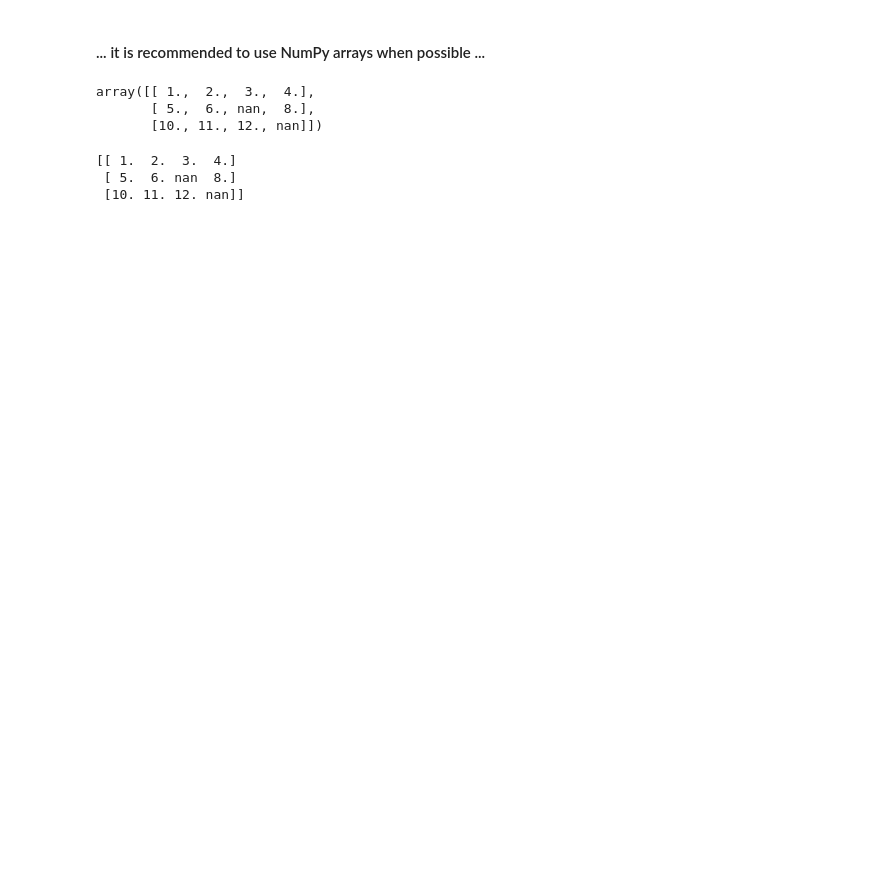
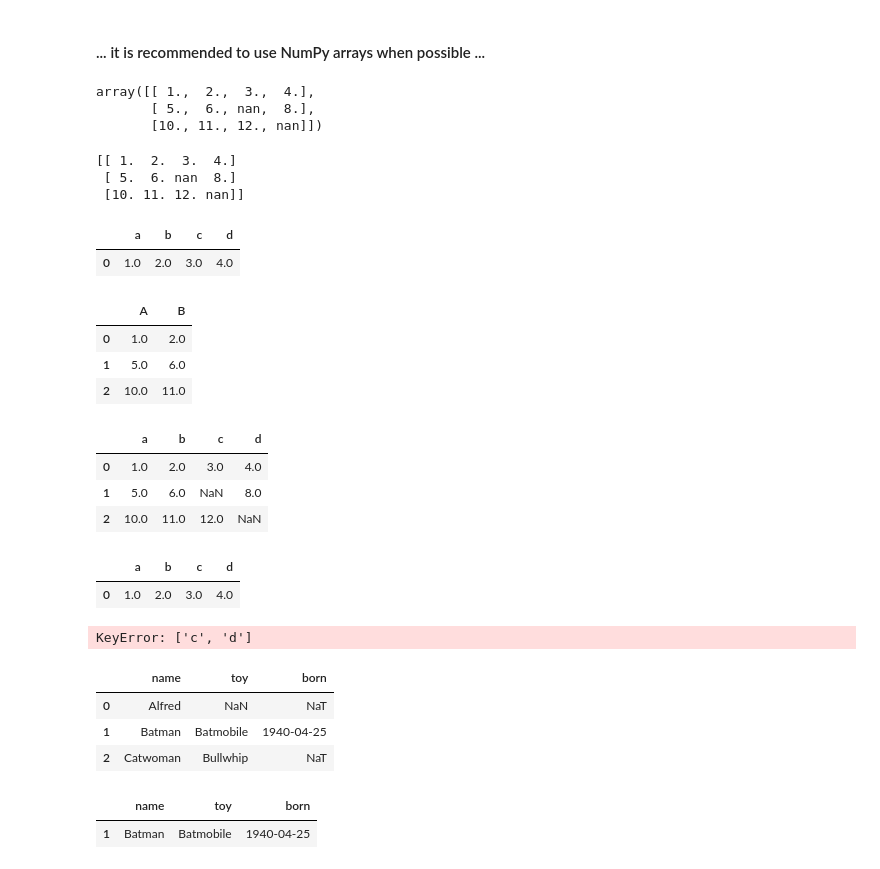
Before and after one commit to shokirovnozir/ML, a Jupyter notebook: pythonML.ipynb, the cells around one changed output. Saved outputs shown, nothing was run; the diff lists cells and outputs as text; code cells hidden in the pictures; blank space fills up the shorter version.

```diff
--- a/pythonML.ipynb
+++ b/pythonML.ipynb
@@ -1051,3 +1051,27 @@ print(dfa) # get the numpy array from a dataframe
 [[ 1.  2.  3.  4.]
  [ 5.  6. nan  8.]
  [10. 11. 12. nan]]
+# %%
+df.dropna(axis=0)
+# %% [output]
+|  | a | b | c | d |
+| 0 | 1.0 | 2.0 | 3.0 | 4.0 |
+# %%
+df.dropna(axis=1)
+# %% [output]
+|  | A | B |
+| 0 | 1.0 | 2.0 |
+| 1 | 5.0 | 6.0 |
+| 2 | 10.0 | 11.0 |
+# %%
+df.dropna(how='all') # "Drop rows where we have all are NAN",
+# %% [output]
+|  | a | b | c | d |
+| 0 | 1.0 | 2.0 | 3.0 | 4.0 |
+| 1 | 5.0 | 6.0 | NaN | 8.0 |
+| 2 | 10.0 | 11.0 | 12.0 | NaN |
+# %%
+df.dropna(thresh=4) # drop rows which have less than 4 values
+# %% [output]
+|  | a | b | c | d |
+| 0 | 1.0 | 2.0 | 3.0 | 4.0 |
@@ -1053,0 +1080,20 @@ print(dfa) # get the numpy array from a dataframe
+# %%
+df.dropna(subset=['c', 'd']) # drop rows corresponding to the NAN in specific column
+# %% [output]
+KeyError: ['c', 'd']
+# %%
+df = pd.DataFrame({"name": ['Alfred', 'Batman', 'Catwoman'],
+                   "toy": [np.nan, 'Batmobile', 'Bullwhip'],
+                   "born": [pd.NaT, pd.Timestamp("1940-04-25"),
+                            pd.NaT]})
+df
+# %% [output]
+|  | name | toy | born |
+| 0 | Alfred | NaN | NaT |
+| 1 | Batman | Batmobile | 1940-04-25 |
+| 2 | Catwoman | Bullwhip | NaT |
+# %%
+df.dropna(subset=['name', 'born'])
+# %% [output]
+|  | name | toy | born |
+| 1 | Batman | Batmobile | 1940-04-25 |
```
Also changed, not shown: parts of 3 cells of this notebook.
